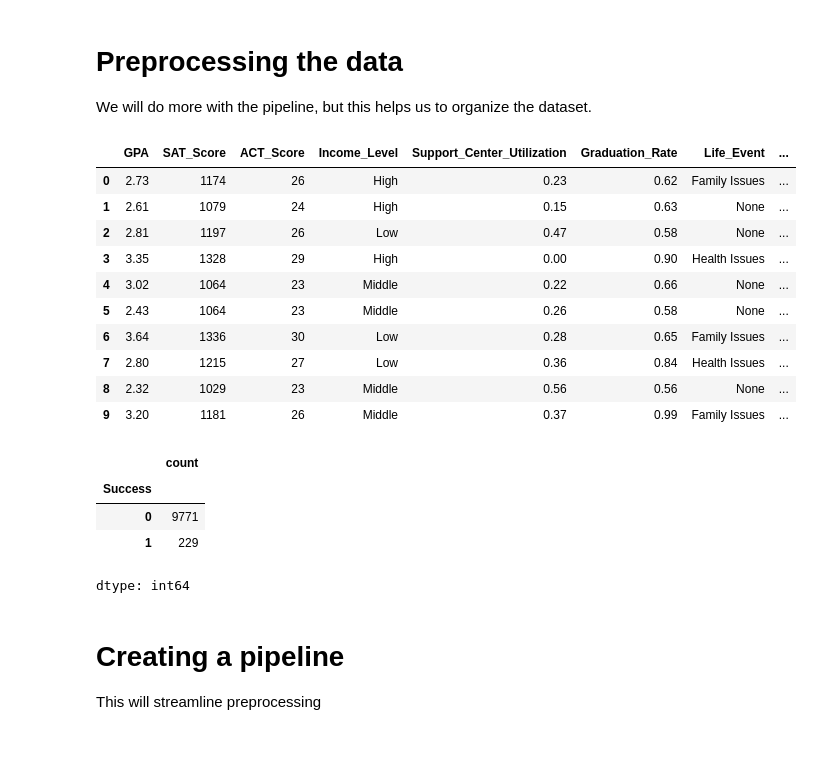
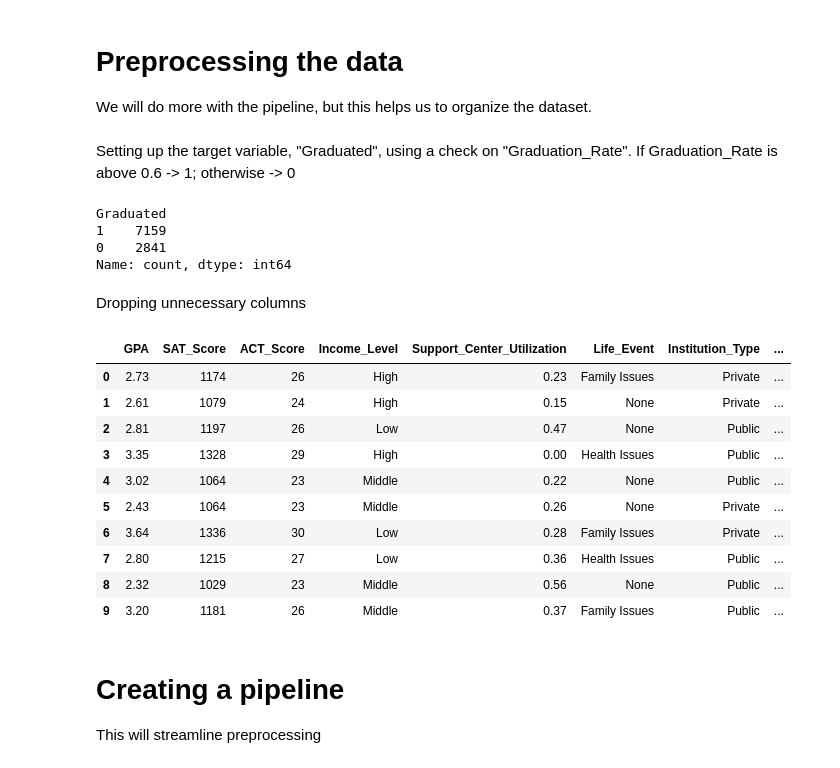
Before and after one commit to kdeguzman101/mis545-teamTBD-ML, a Jupyter notebook: Team_TBD_MIS545_Work_Student_Success.ipynb, the cells around one changed output. Saved outputs shown, nothing was run; the diff lists cells and outputs as text; code cells hidden in the pictures.

```diff
--- a/Team_TBD_MIS545_Work_Student_Success.ipynb
+++ b/Team_TBD_MIS545_Work_Student_Success.ipynb
@@ -56,3 +38,14 @@ df.head()
 # %% [markdown]
 # Preprocessing the data
 We will do more with the pipeline, but this helps us to organize the dataset.
+# %% [markdown]
+Setting up the target variable, "Graduated", using a check on "Graduation_Rate". If Graduation_Rate is above 0.6 -> 1; otherwise -> 0
+# %%
+# Creating the 'Graduated' column using Graduation_Rate
+df['Graduated'] = (df['Graduation_Rate'] >= 0.6).astype(int)   # success = 1 if Graduation_Rate > 0.6, else 0
+df['Graduated'].value_counts()
+# %% [output]
+Graduated
+1    7159
+0    2841
+Name: count, dtype: int64
@@ -59,43 +55,22 @@ We will do more with the pipeline, but this helps us to organize the dataset.
+# %% [markdown]
+Dropping unnecessary columns
 # %%
 # Dropping unnecessary columns
-'''columns_to_drop = ['Student_ID', 'Family_Size', 'Student_Loan_Amount', 'Major',
-                   'Graduation_Age', 'Graduation_Rate', 'Retention_Rate', 'Marital_Status']'''
-columns_to_drop = ['Student_ID', 'Family_Size', 'Student_Loan_Amount', 'Major', 'Graduation_Age', 'Retention_Rate', 'Marital_Status']
+columns_to_drop = ['Student_ID', 'Family_Size', 'Graduation_Rate', 'Student_Loan_Amount', 'Major', 'Graduation_Age', 'Retention_Rate', 'Marital_Status']
 df.drop(columns=columns_to_drop, inplace=True)
-
-# Replacing missing values in the Life_Event column with 'None'
-df['Life_Event'] = df['Life_Event'].fillna('None')
 df.head(10)
 # %% [output]
-|  | GPA | SAT_Score | ACT_Score | Income_Level | Support_Center_Utilization | Graduation_Rate | Life_Event | ... |
-| 0 | 2.73 | 1174 | 26 | High | 0.23 | 0.62 | Family Issues | ... |
-| 1 | 2.61 | 1079 | 24 | High | 0.15 | 0.63 | None | ... |
-| 2 | 2.81 | 1197 | 26 | Low | 0.47 | 0.58 | None | ... |
-| 3 | 3.35 | 1328 | 29 | High | 0.00 | 0.90 | Health Issues | ... |
-| 4 | 3.02 | 1064 | 23 | Middle | 0.22 | 0.66 | None | ... |
-| 5 | 2.43 | 1064 | 23 | Middle | 0.26 | 0.58 | None | ... |
-| 6 | 3.64 | 1336 | 30 | Low | 0.28 | 0.65 | Family Issues | ... |
-| 7 | 2.80 | 1215 | 27 | Low | 0.36 | 0.84 | Health Issues | ... |
-| 8 | 2.32 | 1029 | 23 | Middle | 0.56 | 0.56 | None | ... |
-| 9 | 3.20 | 1181 | 26 | Middle | 0.37 | 0.99 | Family Issues | ... |
+|  | GPA | SAT_Score | ACT_Score | Income_Level | Support_Center_Utilization | Life_Event | Institution_Type | ... |
+| 0 | 2.73 | 1174 | 26 | High | 0.23 | Family Issues | Private | ... |
+| 1 | 2.61 | 1079 | 24 | High | 0.15 | None | Private | ... |
+| 2 | 2.81 | 1197 | 26 | Low | 0.47 | None | Public | ... |
+| 3 | 3.35 | 1328 | 29 | High | 0.00 | Health Issues | Public | ... |
+| 4 | 3.02 | 1064 | 23 | Middle | 0.22 | None | Public | ... |
+| 5 | 2.43 | 1064 | 23 | Middle | 0.26 | None | Private | ... |
+| 6 | 3.64 | 1336 | 30 | Low | 0.28 | Family Issues | Private | ... |
+| 7 | 2.80 | 1215 | 27 | Low | 0.36 | Health Issues | Public | ... |
+| 8 | 2.32 | 1029 | 23 | Middle | 0.56 | None | Public | ... |
+| 9 | 3.20 | 1181 | 26 | Middle | 0.37 | Family Issues | Public | ... |
-# %%
-# Creating the 'success' column using GPA
-'''
-df['success'] = (df['GPA'] > 2.5)   # success = 1 if GPA > 2.5, else 0
-df['success'] = df['success'].astype(int)  # Convert to 0/1
-df['success'].value_counts()
-'''
-
-# Creating the 'success' column using Graduation_Rate
-df['Success'] = (df['Graduation_Rate'] >= 0.5)   # success = 1 if Graduation_Rate > 0.5, else 0
-df['Success'] = df['Graduation_Rate'].astype(int)  # Convert to 0/1
-df['Success'].value_counts()
-# %% [output]
-|  | count |
-| Success |  |
-| 0 | 9771 |
-| 1 | 229 |
-dtype: int64
 # %% [markdown]
 # Creating a pipeline
 This will streamline preprocessing
```
Also changed, not shown: parts of 5 cells of this notebook, 1 other file.
